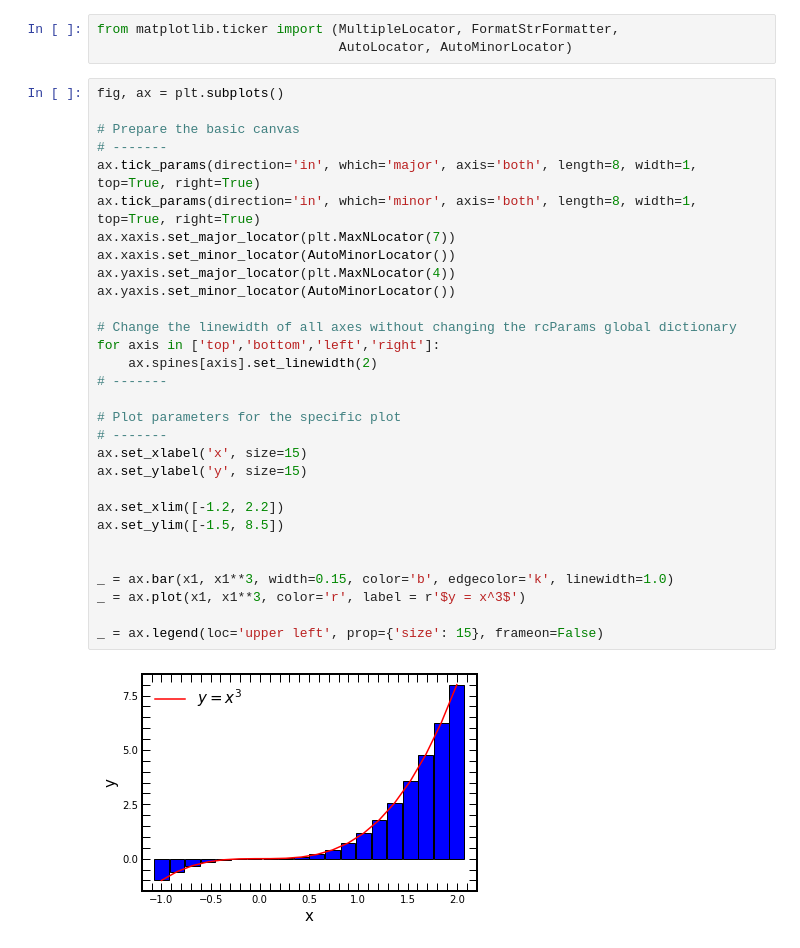
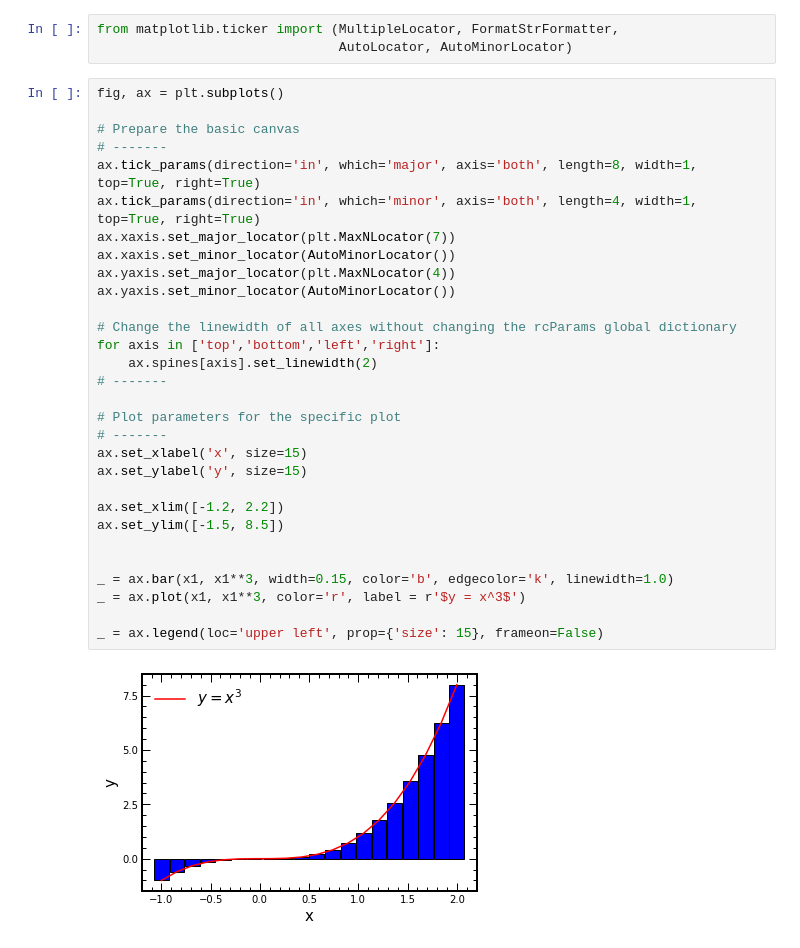
Before and after one commit to schanlar/python-UoC, a Jupyter notebook: 03.Data_Visualization/04_solutions.ipynb, the cells around one changed output. Drawn from its saved outputs; the diff is of its cells as text.

```diff
--- a/03.Data_Visualization/04_solutions.ipynb
+++ b/03.Data_Visualization/04_solutions.ipynb
@@ -362,35 +362,35 @@ from matplotlib.ticker import (MultipleLocator, FormatStrFormatter,
 # %%
 fig, ax = plt.subplots()
 
 # Prepare the basic canvas
 # -------
 ax.tick_params(direction='in', which='major', axis='both', length=8, width=1, top=True, right=True)
-ax.tick_params(direction='in', which='minor', axis='both', length=8, width=1, top=True, right=True)
+ax.tick_params(direction='in', which='minor', axis='both', length=4, width=1, top=True, right=True)
 ax.xaxis.set_major_locator(plt.MaxNLocator(7))
 ax.xaxis.set_minor_locator(AutoMinorLocator())
 ax.yaxis.set_major_locator(plt.MaxNLocator(4))
 ax.yaxis.set_minor_locator(AutoMinorLocator())
 
 # Change the linewidth of all axes without changing the rcParams global dictionary
 for axis in ['top','bottom','left','right']:
     ax.spines[axis].set_linewidth(2)
 # -------
 
 # Plot parameters for the specific plot
 # -------
 ax.set_xlabel('x', size=15)
 ax.set_ylabel('y', size=15)
 
 ax.set_xlim([-1.2, 2.2])
 ax.set_ylim([-1.5, 8.5])
 
 
 _ = ax.bar(x1, x1**3, width=0.15, color='b', edgecolor='k', linewidth=1.0)
 _ = ax.plot(x1, x1**3, color='r', label = r'$y = x^3$')
 
 _ = ax.legend(loc='upper left', prop={'size': 15}, frameon=False)
 # %% [output]
-[figure, old version]
+[figure, new version]
 # %%
 fig, ax = plt.subplots()
 
```
Also changed, not shown: parts of 6 cells of this notebook, 4 other files.
